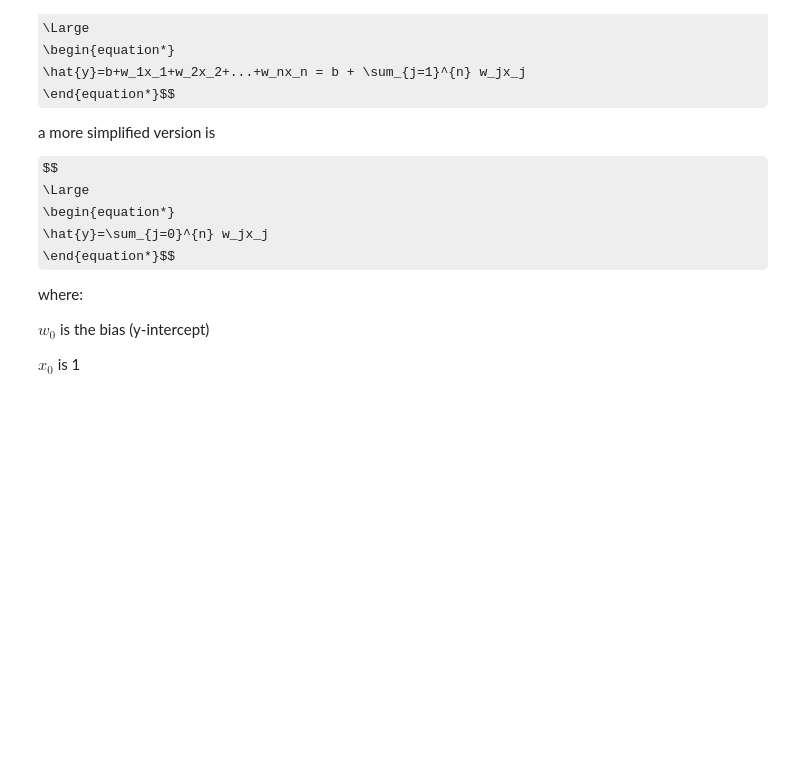
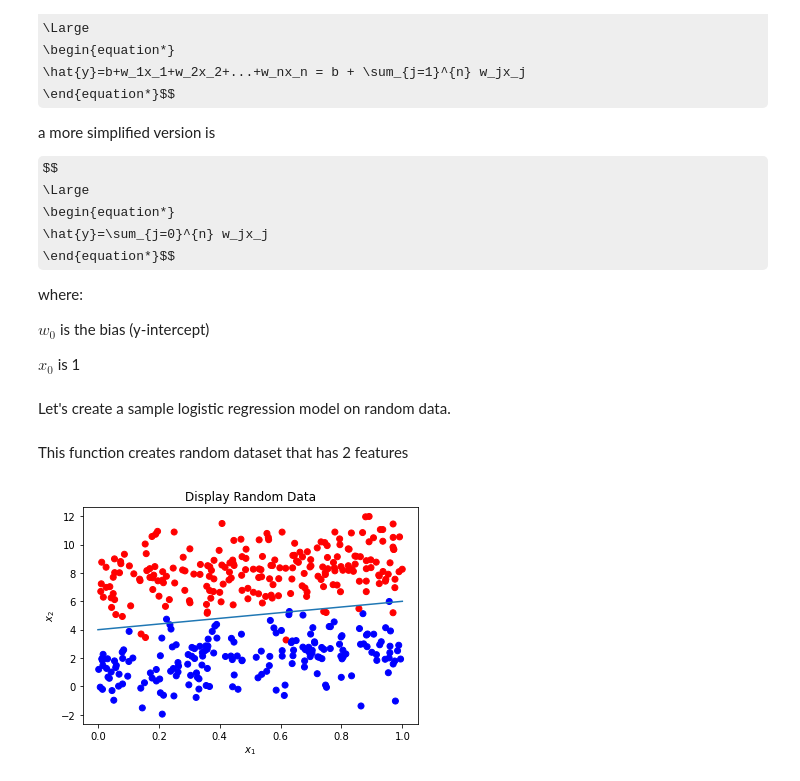
Before and after one commit to shaunhyp57/Artificial-Intelligence-Machine-Learning, a Jupyter notebook: HW_5/HW_5.ipynb, the cells around one changed output. Drawn from its saved outputs; the diff is of its cells as text; code cells hidden in the pictures; some formulas as TeX source; blank space fills up the shorter version.

```diff
--- a/HW_5/HW_5.ipynb
+++ b/HW_5/HW_5.ipynb
@@ -71,3 +71,5 @@ where:
 $w_0$ is the bias (y-intercept)
 
 $x_0$ is 1
+# %% [markdown]
+Let's create a sample logistic regression model on random data.
@@ -73,0 +87,40 @@ $x_0$ is 1
+# %% [markdown]
+This function creates random dataset that has 2 features
+# %%
+def get_random_data(w, b, mu, sigma, m):
+    seed(1)
+
+    data_split = (int)(m * 80/100)
+
+    c = np.random.randint(2, size=(m, 1))
+    x_1 = np.random.uniform(size=(m, 1))
+    n = np.random.normal(mu, sigma, size=(m, 1))
+
+    x_2 = w * x_1 + b + (-1)**c * n
+
+    data = np.concatenate((x_1, x_2), axis=1)
+    labels = c
+
+    return ((data[:data_split], labels[:data_split]), (data[data_split:], labels[data_split:]))
+# %%
+def display_random_data(data, labels, w, b):
+  colors = ['red', 'blue']
+  plt.scatter(data[:,0].flatten(), data[:,1].flatten(), c=labels.flatten(), cmap=ListedColormap(colors))
+  x = np.linspace(0, 1, 100)
+  y = w * x + b
+  plt.plot(x, y)
+
+  plt.xlabel('$x_1$')
+  plt.ylabel('$x_2$')
+# %%
+m = 500
+w = 2
+b = 4
+mu = 3
+sigma = 1.5
+(train_data, train_labels), (test_data, test_labels) = get_random_data(w, b, mu, sigma, m)
+display_random_data(train_data, train_labels, w, b)
+plt.title('Display Random Data')
+plt.show()
+# %% [output]
+[figure, added]
```
Also changed, not shown: parts of 1 cell of this notebook.
